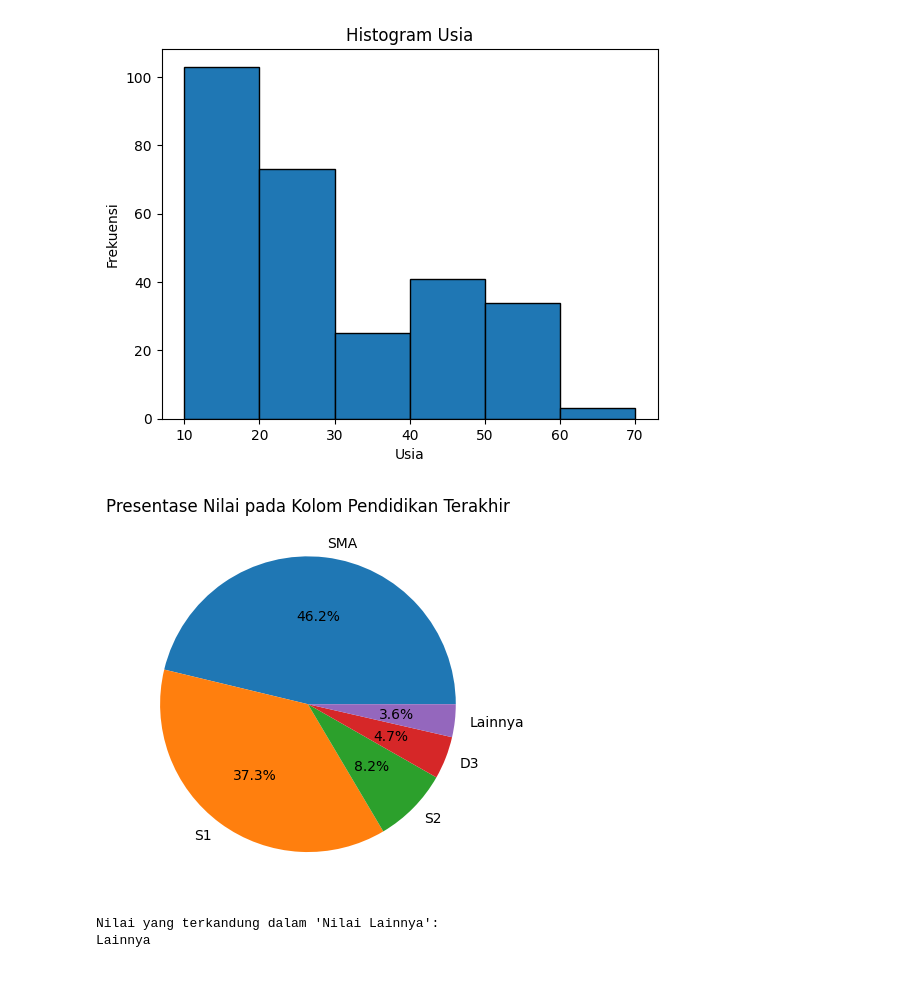
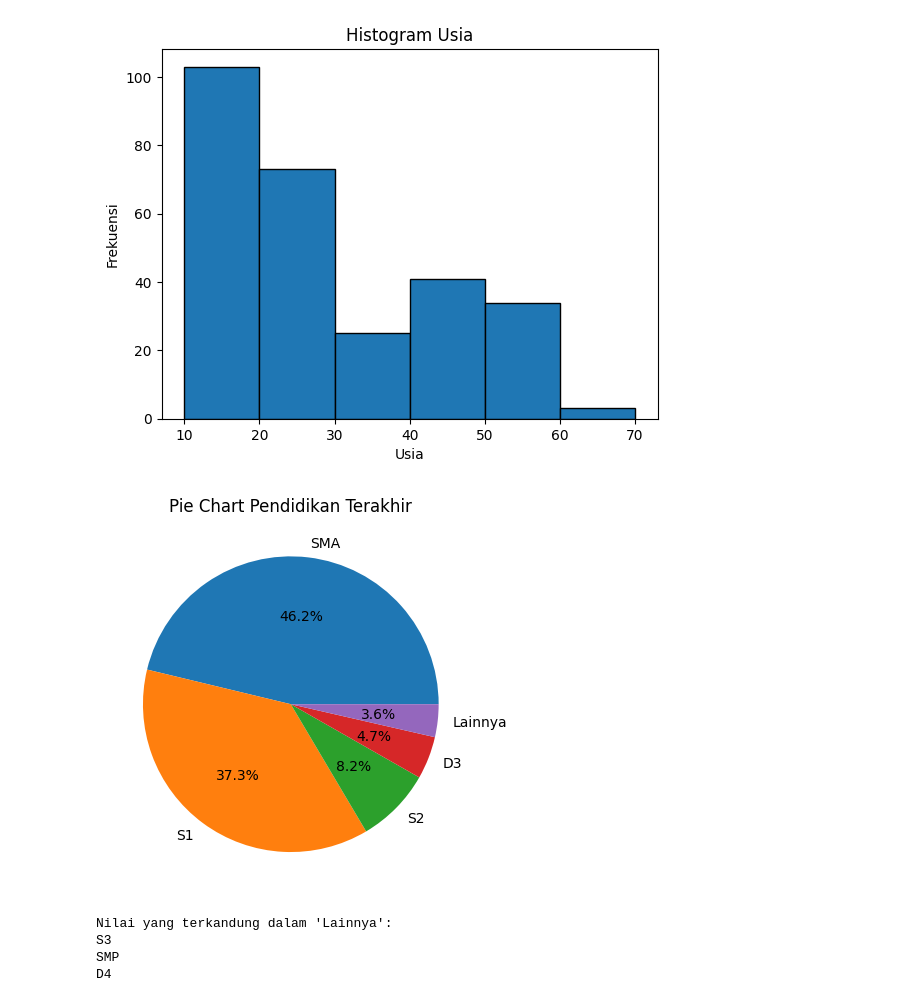
Before and after one commit to farhan-sw/tubes-probstat, a Jupyter notebook: 13222114_Tubes.ipynb, the cells around one changed output. Saved outputs shown, nothing was run; the diff lists cells and outputs as text; code cells hidden in the pictures.

Commit message:
No 2 4 Visualisasi

```diff
--- a/13222114_Tubes.ipynb
+++ b/13222114_Tubes.ipynb
@@ -95,23 +96,31 @@ plt.show()
 # %% [output]
 [figure]
 # %%
-pendidikan_terakhir = df['Pendidikan Terakhir']
+# Menghitung jumlah setiap nilai unik dan konversi ke persentase
+counts = df['Pendidikan Terakhir'].value_counts(normalize=True) * 100
 
-# Menghitung jumlah setiap nilai unik
-counts = df['Pendidikan Terakhir'].value_counts(normalize=True) * 100
+# Menyimpan nilai dengan presentase kurang dari 4% dalam variabel lain
+nilai_lainnya = counts[counts < 4]
 
 # Menggabungkan nilai dengan presentase kurang dari 4%
 counts = counts[counts >= 4]
-counts['Lainnya'] = 100 - counts.sum()
+counts['Lainnya'] = nilai_lainnya.sum()
 
 # Membuat pie chart
 counts.plot(kind='pie', autopct='%1.1f%%')
 
-plt.title('Presentase Nilai pada Kolom Pendidikan Terakhir')
+plt.title('Pie Chart Pendidikan Terakhir')
 plt.ylabel('')  # Menghapus label sumbu y
 
 plt.show()
+
+# Mencetak nilai yang terkandung dalam 'Lainnya'
+print("Nilai yang terkandung dalam 'Lainnya':")
+for nilai in nilai_lainnya.index:
+    print(nilai)
 # %% [output]
-[figure, old version]
+[figure, new version]
-Nilai yang terkandung dalam 'Nilai Lainnya':
-Lainnya
+Nilai yang terkandung dalam 'Lainnya':
+S3
+SMP
+D4
```
Also changed, not shown: parts of 3 cells of this notebook.
